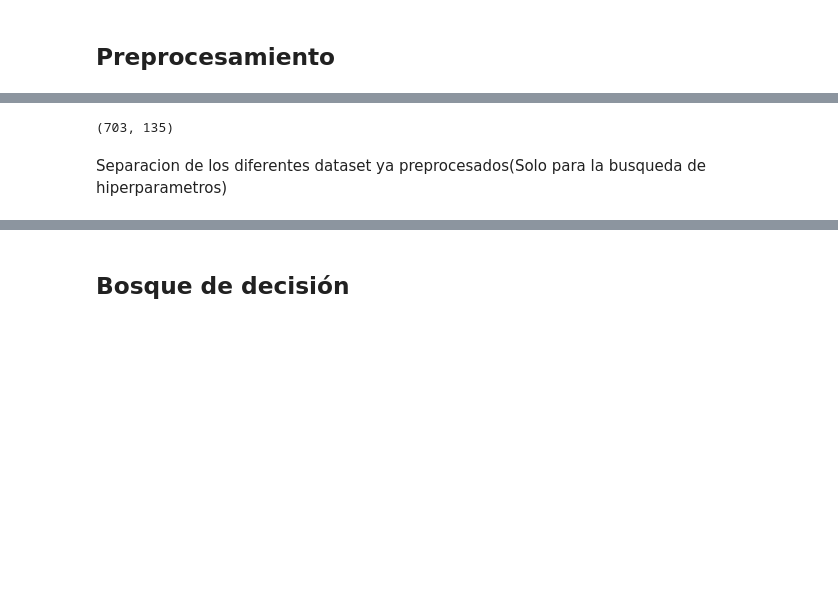
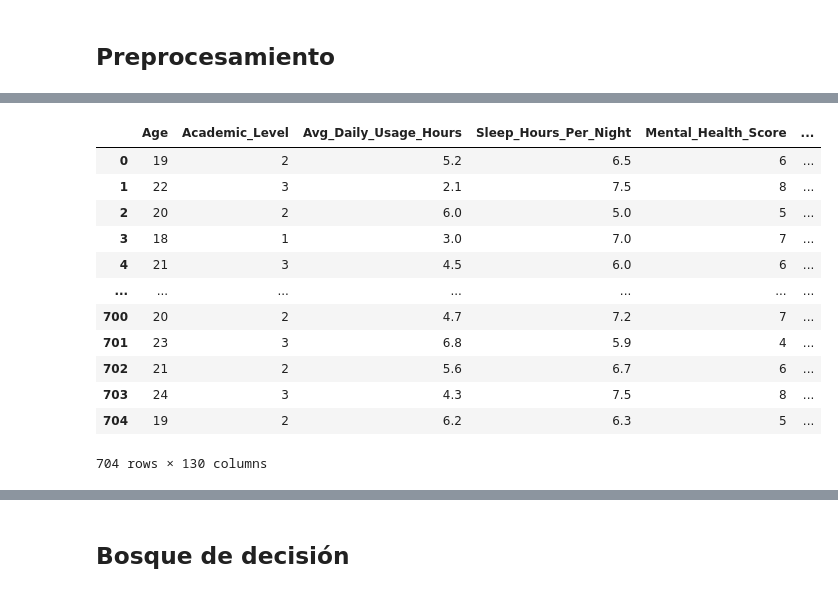
Before and after one commit to Miguel-Acuna/MLDS, a Jupyter notebook: scripts/deployment/deployment.ipynb, the cells around one changed output, grey strips where cells are left out. Drawn from its saved outputs; the diff is of its cells as text; code cells hidden in the pictures; blank space fills up the shorter version.

```diff
--- a/scripts/deployment/deployment.ipynb
+++ b/scripts/deployment/deployment.ipynb
@@ -185,9 +115,18 @@ Creacion de dataframe que sera la entrada de los modelos
 # %%
-X_final = pd.concat([X_num.reset_index(drop=True), X_cat_encoded.reset_index(drop=True)], axis=1 )
+X_final = pd.concat([X_num, X_cat_encoded], axis=1)
+X_final
+# %% [output]
+|  | Age | Academic_Level | Avg_Daily_Usage_Hours | Sleep_Hours_Per_Night | Mental_Health_Score | ... |
+| 0 | 19 | 2 | 5.2 | 6.5 | 6 | ... |
+| 1 | 22 | 3 | 2.1 | 7.5 | 8 | ... |
+| 2 | 20 | 2 | 6.0 | 5.0 | 5 | ... |
+| 3 | 18 | 1 | 3.0 | 7.0 | 7 | ... |
+| 4 | 21 | 3 | 4.5 | 6.0 | 6 | ... |
+| ... | ... | ... | ... | ... | ... | ... |
+| 700 | 20 | 2 | 4.7 | 7.2 | 7 | ... |
+| 701 | 23 | 3 | 6.8 | 5.9 | 4 | ... |
+| 702 | 21 | 2 | 5.6 | 6.7 | 6 | ... |
+| 703 | 24 | 3 | 4.3 | 7.5 | 8 | ... |
+| 704 | 19 | 2 | 6.2 | 6.3 | 5 | ... |
+704 rows × 130 columns
-# %%
-X_final.shape
-# %% [output]
-(703, 135)
-# %% [markdown]
-Separacion de los diferentes dataset ya preprocesados(Solo para la busqueda de hiperparametros)
 # %%
```
Also changed, not shown: parts of 65 cells of this notebook.
